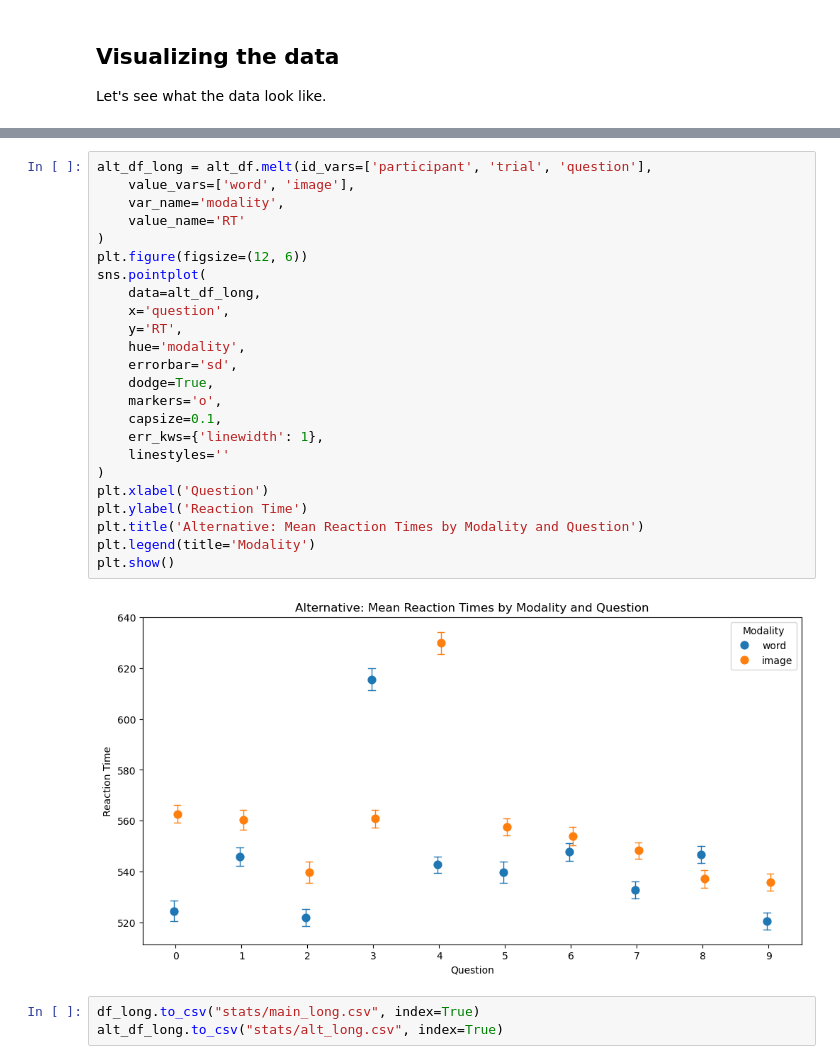
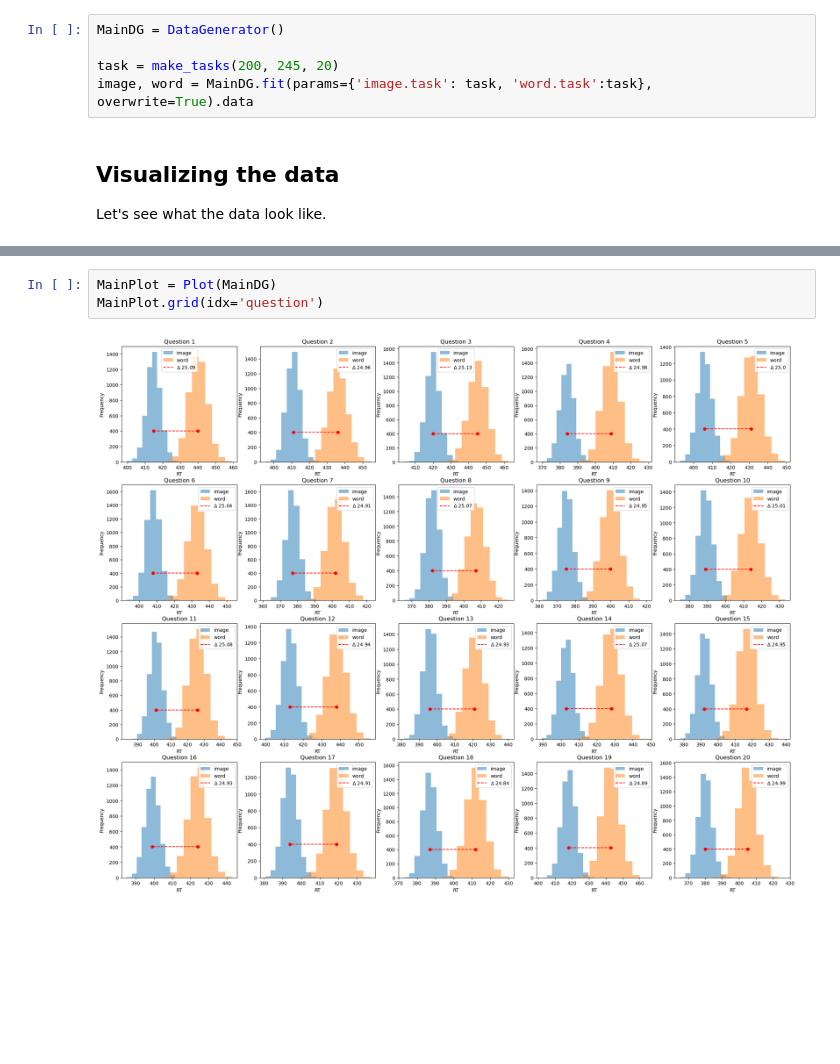
Before and after one commit to w-decker/wiscs-simulation, a Jupyter notebook: wiscs-simulations.ipynb, the cells around one changed output, grey strips where cells are left out. Drawn from its saved outputs; the diff is of its cells as text; blank space fills up the shorter version.

```diff
--- a/wiscs-simulations.ipynb
+++ b/wiscs-simulations.ipynb
@@ -109,3 +110,8 @@ alt_df.to_csv("stats/alt.csv", index=False)
+# %%
+MainDG = DataGenerator()
+
+task = make_tasks(200, 245, 20)
+image, word = MainDG.fit(params={'image.task': task, 'word.task':task}, overwrite=True).data
 # %% [markdown]
 ## Visualizing the data
 
@@ -266,29 +119,5 @@ plt.show()
-# %%
-alt_df_long = alt_df.melt(id_vars=['participant', 'trial', 'question'],
-    value_vars=['word', 'image'],
-    var_name='modality',
-    value_name='RT'
-)
-plt.figure(figsize=(12, 6))
-sns.pointplot(
-    data=alt_df_long,
-    x='question',
-    y='RT',
-    hue='modality',
-    errorbar='sd',
-    dodge=True,
-    markers='o',
-    capsize=0.1,
-    err_kws={'linewidth': 1},
-    linestyles=''
-)
-plt.xlabel('Question')
-plt.ylabel('Reaction Time')
-plt.title('Alternative: Mean Reaction Times by Modality and Question')
-plt.legend(title='Modality')
-plt.show()
-# %% [output]
-[figure, removed]
-# %%
-df_long.to_csv("stats/main_long.csv", index=True)
-alt_df_long.to_csv("stats/alt_long.csv", index=True)
+# %%
+MainPlot = Plot(MainDG)
+MainPlot.grid(idx='question')
+# %% [output]
+[figure, added]
```
Also changed, not shown: parts of 38 cells of this notebook.
